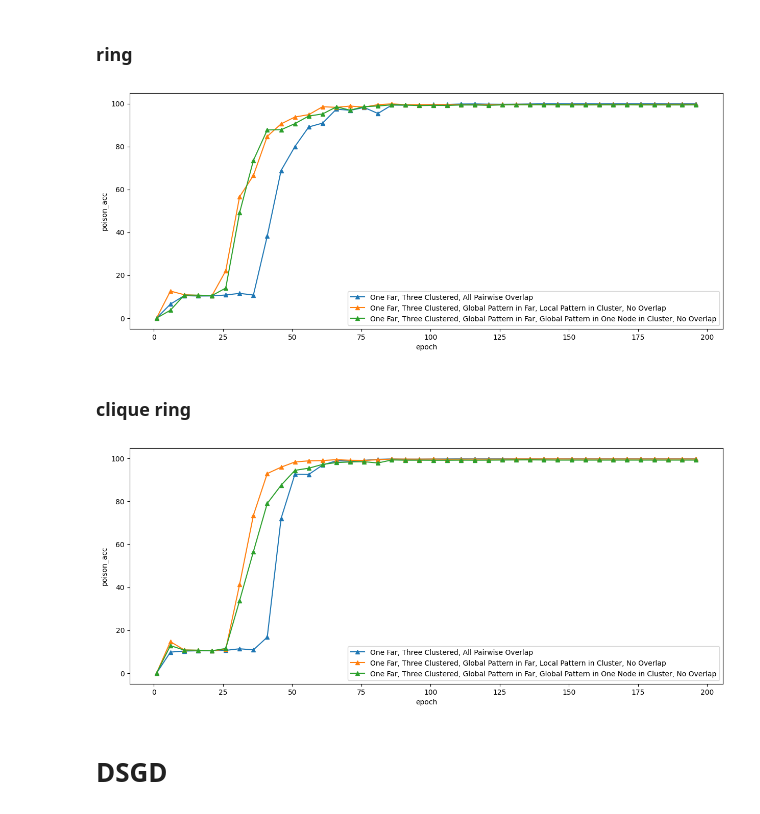
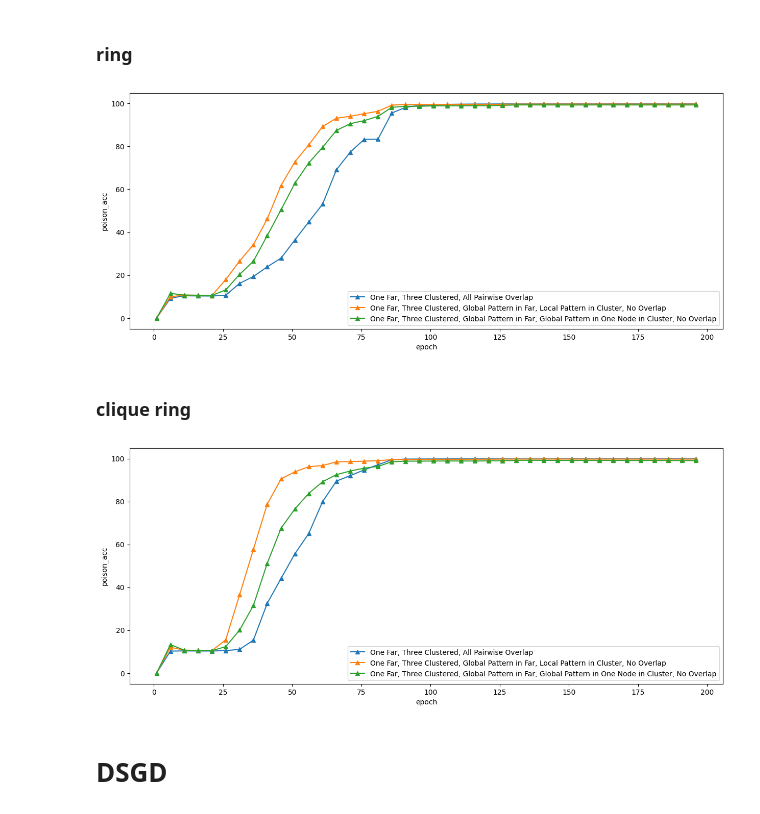
Before and after one commit to osier0524/DBA-SWIFT, a Jupyter notebook: fig.ipynb, the cells around one changed output. Saved outputs shown, nothing was run; the diff lists cells and outputs as text; code cells hidden in the pictures.

```diff
--- a/fig.ipynb
+++ b/fig.ipynb
@@ -110,13 +156,13 @@ draw_together(folders, 4, legends)
 # %%
 folders = ['Output/DBA-ring-swift-iid-DBA-mnist-4-200/adv3-all/',
            'Output/DBA-ring-dsgd-iid-DBA-mnist-4-1g3l-200/adv3-all/',
            'Output/DBA-ring-dsgd-iid-DBA-mnist-4-1g1g-200/adv3-all/']
 legends = ['One Far, Three Clustered, All Pairwise Overlap',
            'One Far, Three Clustered, Global Pattern in Far, Local Pattern in Cluster, No Overlap',
            'One Far, Three Clustered, Global Pattern in Far, Global Pattern in One Node in Cluster, No Overlap']
-draw_mnist_together(folders, 4, legends)
+draw_mnist_together(folders, 40, legends)
 # %% [output]
-[figure, old version]
+[figure, new version]
 # %% [markdown]
 ### clique ring
 # %%
@@ -126,9 +172,9 @@ folders = ['Output/DBA-clique-ring-swift-iid-DBA-mnist-4-200/adv3-all/',
 legends = ['One Far, Three Clustered, All Pairwise Overlap',
            'One Far, Three Clustered, Global Pattern in Far, Local Pattern in Cluster, No Overlap',
            'One Far, Three Clustered, Global Pattern in Far, Global Pattern in One Node in Cluster, No Overlap']
-draw_mnist_together(folders, 4, legends)
+draw_mnist_together(folders, 40, legends)
 # %% [output]
-[figure, old version]
+[figure, new version]
 # %% [markdown]
 # DSGD
 # %% [markdown]
```
Also changed, not shown: parts of 11 cells of this notebook, 41 other files.
